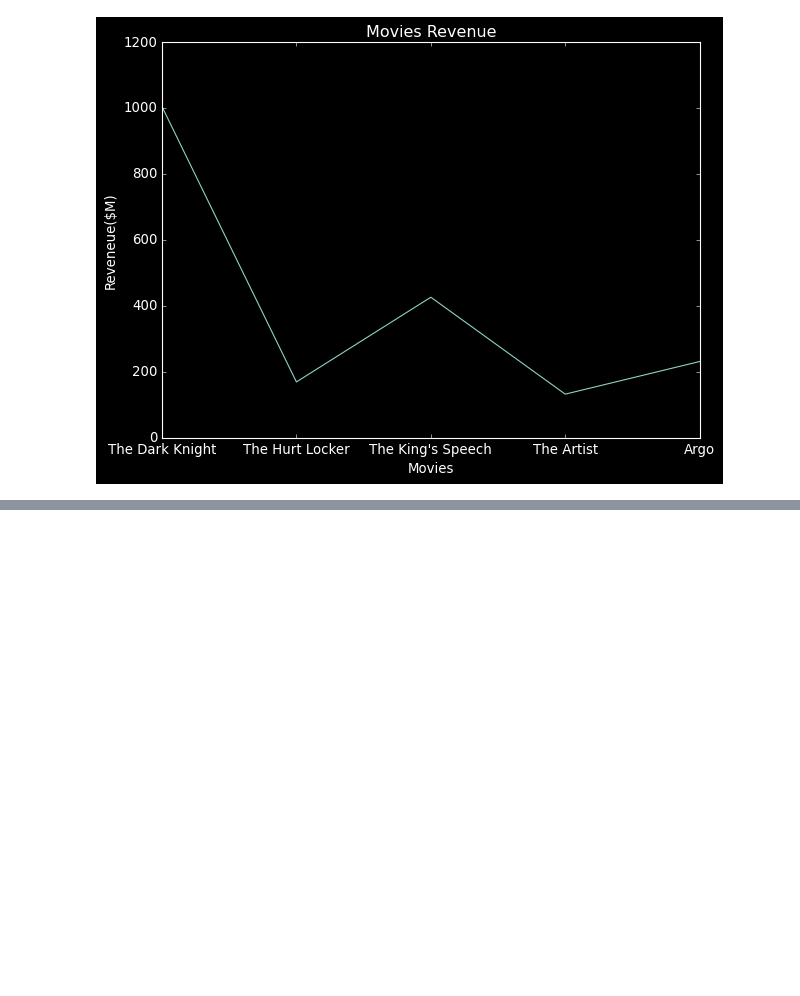
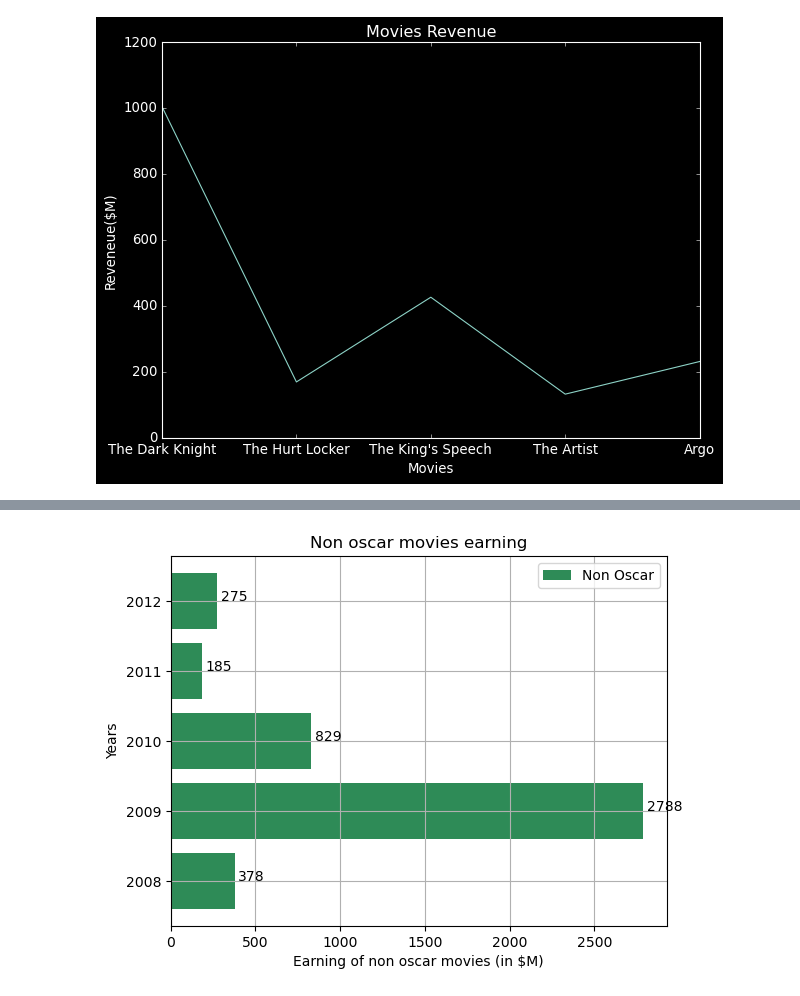
Before and after one commit to abhi170212/prime-batch-apnacollege, a Jupyter notebook: data_visualization/part_1/matplotlib.ipynb, the cells around one changed output, grey strips where cells are left out. Cells and saved outputs as stored; diff of their text form; code cells hidden in the pictures; blank space fills up the shorter version.

```diff
--- a/data_visualization/part_1/matplotlib.ipynb
+++ b/data_visualization/part_1/matplotlib.ipynb
@@ -89,0 +140,17 @@ plt.tight_layout();
+# %%
+#horizontal bar charts
+non_oscar_movies=["slumdog millionair","Avatar","Inception","Hugo","Lincoln"];
+non_oscar_revenue=[378,2788,829,185,275];
+years = [2008,2009,2010,2011,2012];
+
+plt.barh(years,non_oscar_revenue,color="seagreen");
+plt.xlabel("Earning of non oscar movies (in $M)");
+plt.ylabel("Years")
+plt.title("Non oscar movies earning")
+plt.legend(["Non Oscar"])
+plt.grid()
+# plt.text(years,non_oscar_revenue,)
+for i in range(len(years)):
+    plt.text(non_oscar_revenue[i]+20,years[i],non_oscar_revenue[i],ha="left")
+# %% [output]
+[figure, added]
```
Also changed, not shown: parts of 5 cells of this notebook, 2 other files.
